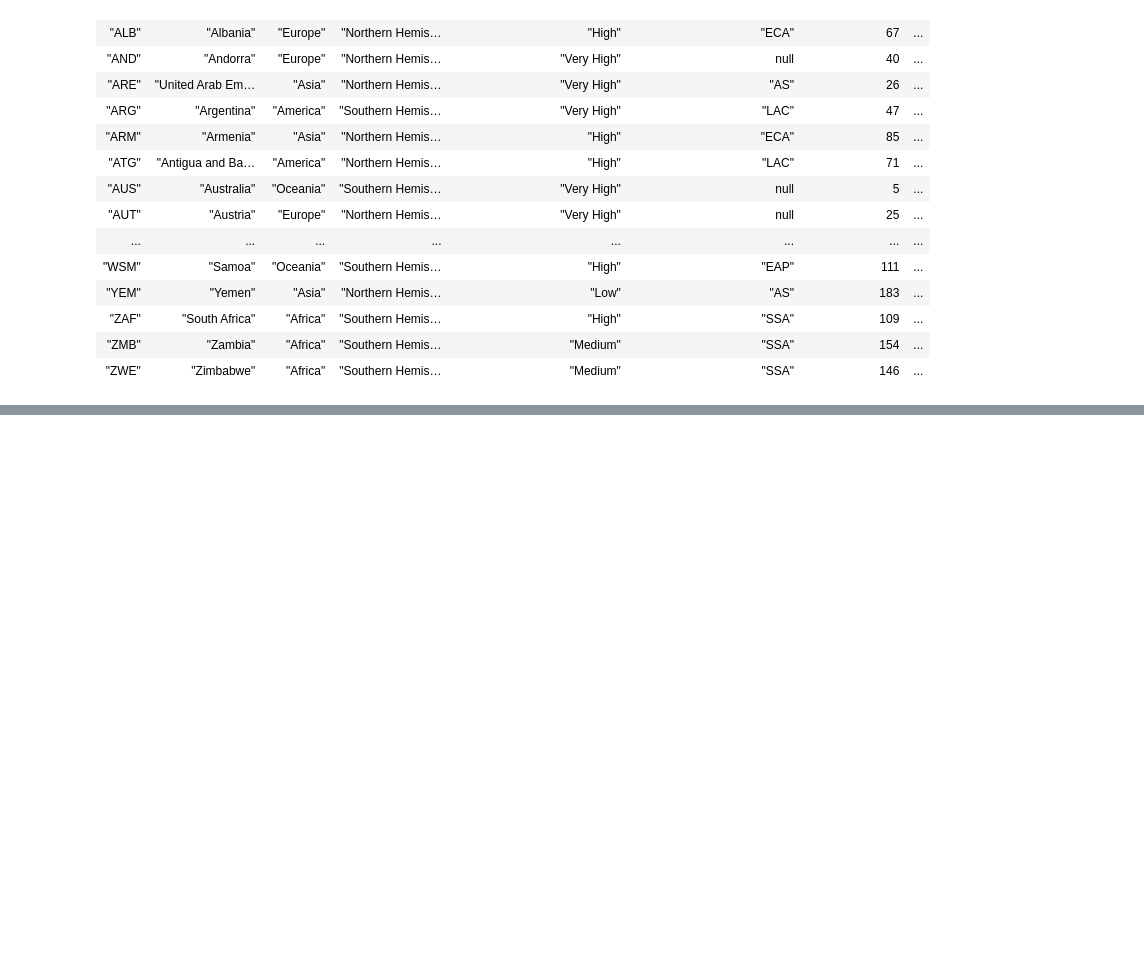
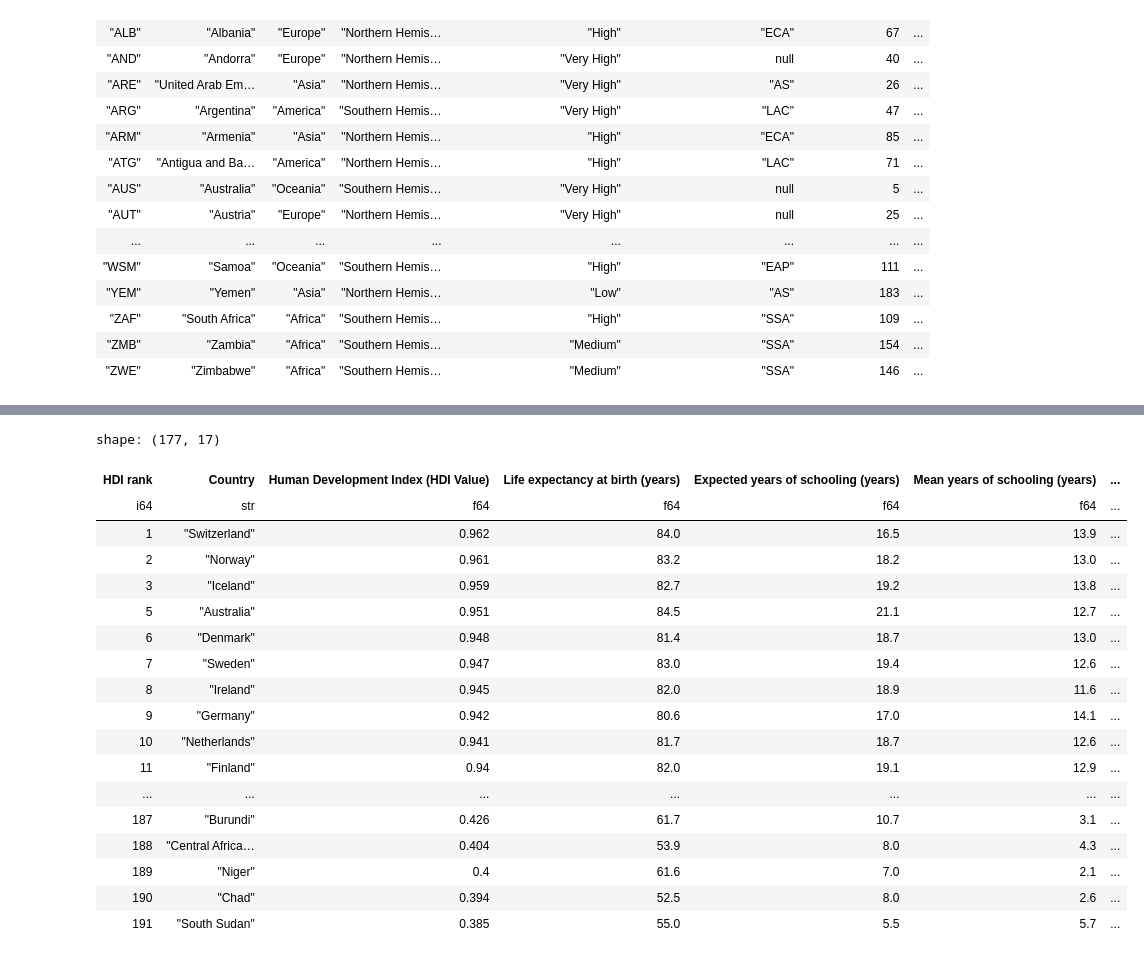
Before and after one commit to anelaherandez/Project3_team6, a Jupyter notebook: Project3.ipynb, the cells around one changed output, grey strips where cells are left out. Cells and saved outputs as stored; diff of their text form; code cells hidden in the pictures; blank space fills up the shorter version.

```diff
--- a/Project3.ipynb
+++ b/Project3.ipynb
@@ -279,0 +78,5 @@ shape: (195, 43)
+# %%
+MM_Decades=Maternal_Decade_Index.select(['ISO3', 'Country', 'Continent', 'Hemisphere', 'Human Development Groups'
+                              , 'UNDP Developeing Regions', 'HDI Rank (2021)', 'Maternal Mortality Ratio (deaths per 100,000 live births) Average (1990-1999)',
+                                'Maternal Mortality Ratio (deaths per 100,000 live births) Average (2000-2010)',
+                                'Maternal Mortality Ratio (deaths per 100,000 live births) Average (2011-2021)'])
@@ -279,0 +107,26 @@ shape: (195, 43)
+# %%
+MM_join=HDI_df.join(MM_Decades, on="Country")
+# MM_join
+# %%
+# df.select(sorted(df.columns))
+MM_join.sort(["HDI rank"])
+# %% [output]
+shape: (177, 17)
+| HDI rank | Country | Human Development Index (HDI Value) | Life expectancy at birth (years) | Expected years of schooling (years) | Mean years of schooling (years) | ... |
+| i64 | str | f64 | f64 | f64 | f64 | ... |
+| 1 | "Switzerland" | 0.962 | 84.0 | 16.5 | 13.9 | ... |
+| 2 | "Norway" | 0.961 | 83.2 | 18.2 | 13.0 | ... |
+| 3 | "Iceland" | 0.959 | 82.7 | 19.2 | 13.8 | ... |
+| 5 | "Australia" | 0.951 | 84.5 | 21.1 | 12.7 | ... |
+| 6 | "Denmark" | 0.948 | 81.4 | 18.7 | 13.0 | ... |
+| 7 | "Sweden" | 0.947 | 83.0 | 19.4 | 12.6 | ... |
+| 8 | "Ireland" | 0.945 | 82.0 | 18.9 | 11.6 | ... |
+| 9 | "Germany" | 0.942 | 80.6 | 17.0 | 14.1 | ... |
+| 10 | "Netherlands" | 0.941 | 81.7 | 18.7 | 12.6 | ... |
+| 11 | "Finland" | 0.94 | 82.0 | 19.1 | 12.9 | ... |
+| ... | ... | ... | ... | ... | ... | ... |
+| 187 | "Burundi" | 0.426 | 61.7 | 10.7 | 3.1 | ... |
+| 188 | "Central Africa… | 0.404 | 53.9 | 8.0 | 4.3 | ... |
+| 189 | "Niger" | 0.4 | 61.6 | 7.0 | 2.1 | ... |
+| 190 | "Chad" | 0.394 | 52.5 | 8.0 | 2.6 | ... |
+| 191 | "South Sudan" | 0.385 | 55.0 | 5.5 | 5.7 | ... |
```
Also changed, not shown: parts of 41 cells of this notebook, 10 other files.
